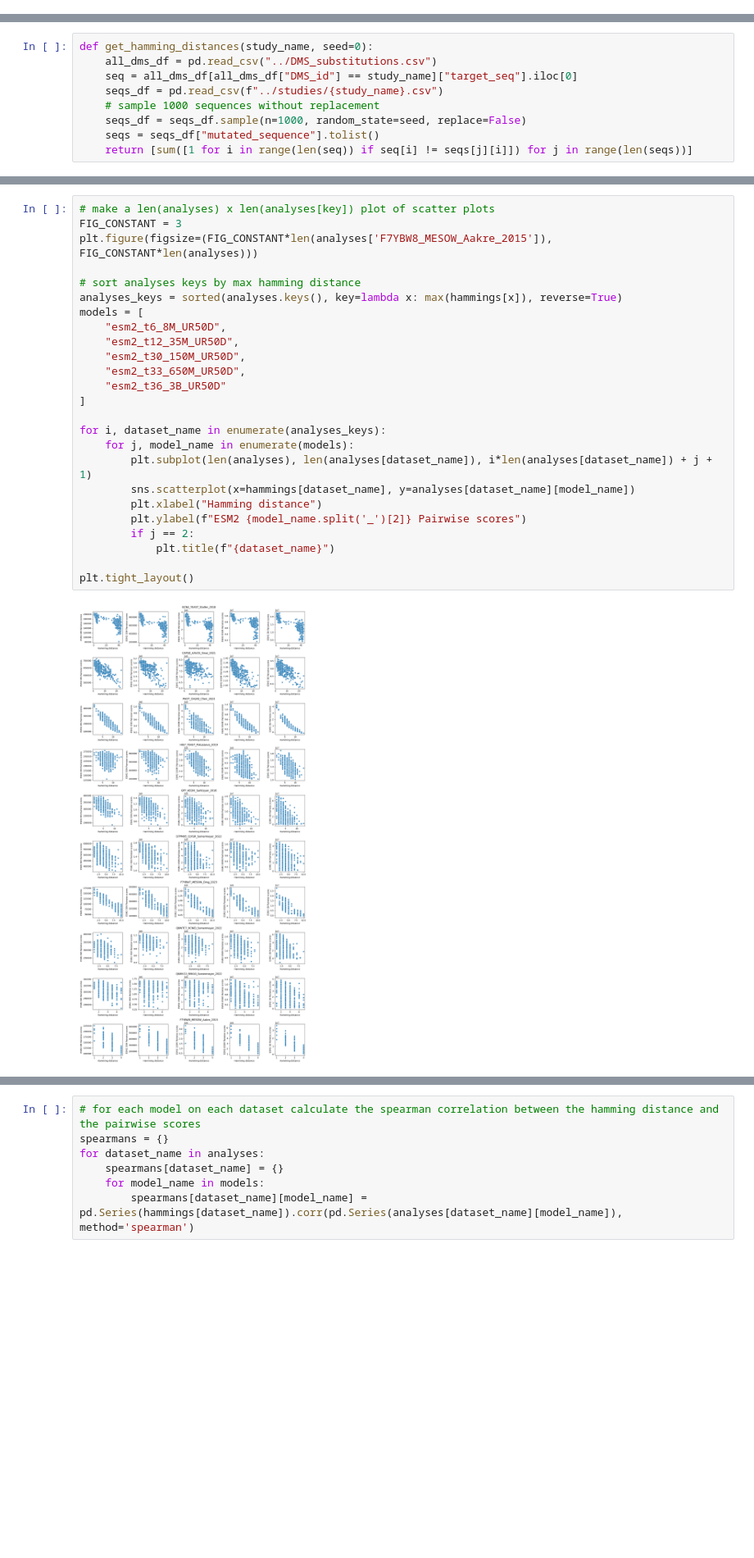
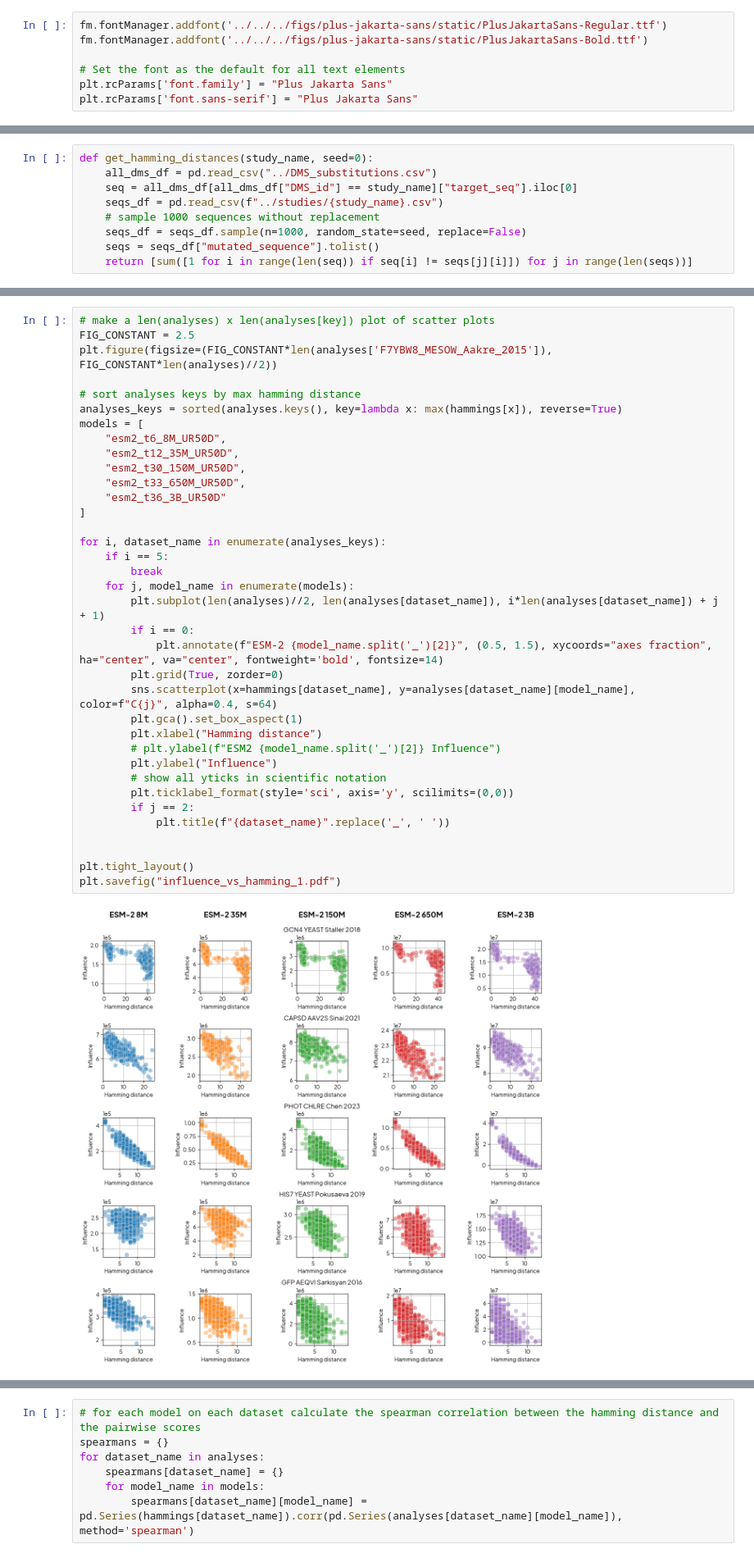
Before and after one commit to Zasder3/bio-if, a Jupyter notebook: experiments/dms/notebooks/all_studies_spearman.ipynb, the cells around one changed output, grey strips where cells are left out. Shown at 82% size. Drawn from its saved outputs; the diff is of its cells as text; blank space fills up the shorter version.

```diff
--- a/experiments/dms/notebooks/all_studies_spearman.ipynb
+++ b/experiments/dms/notebooks/all_studies_spearman.ipynb
@@ -4,6 +5,13 @@ import matplotlib.pyplot as plt
 import seaborn as sns
 from safetensors import safe_open
 import os
+# %%
+fm.fontManager.addfont('../../../figs/plus-jakarta-sans/static/PlusJakartaSans-Regular.ttf')
+fm.fontManager.addfont('../../../figs/plus-jakarta-sans/static/PlusJakartaSans-Bold.ttf')
+
+# Set the font as the default for all text elements
+plt.rcParams['font.family'] = "Plus Jakarta Sans"
+plt.rcParams['font.sans-serif'] = "Plus Jakarta Sans"
 # %%
 def load_study_and_extract_name(folder):
     # get data between facebook/ and UR50D_
@@ -56,27 +89,38 @@ esm2_t6_8M_UR50D_Q8WTC7_9CNID_Somermeyer_2022_seed=0
 # %%
 # make a len(analyses) x len(analyses[key]) plot of scatter plots
-FIG_CONSTANT = 3
-plt.figure(figsize=(FIG_CONSTANT*len(analyses['F7YBW8_MESOW_Aakre_2015']), FIG_CONSTANT*len(analyses)))
+FIG_CONSTANT = 2.5
+plt.figure(figsize=(FIG_CONSTANT*len(analyses['F7YBW8_MESOW_Aakre_2015']), FIG_CONSTANT*len(analyses)//2))
 
 # sort analyses keys by max hamming distance
 analyses_keys = sorted(analyses.keys(), key=lambda x: max(hammings[x]), reverse=True)
 models = [
     "esm2_t6_8M_UR50D",
     "esm2_t12_35M_UR50D",
     "esm2_t30_150M_UR50D",
     "esm2_t33_650M_UR50D",
     "esm2_t36_3B_UR50D"
 ]
 
 for i, dataset_name in enumerate(analyses_keys):
+    if i == 5:
+        break
     for j, model_name in enumerate(models):
-        plt.subplot(len(analyses), len(analyses[dataset_name]), i*len(analyses[dataset_name]) + j + 1)
-        sns.scatterplot(x=hammings[dataset_name], y=analyses[dataset_name][model_name])
+        plt.subplot(len(analyses)//2, len(analyses[dataset_name]), i*len(analyses[dataset_name]) + j + 1)
+        if i == 0:
+            plt.annotate(f"ESM-2 {model_name.split('_')[2]}", (0.5, 1.5), xycoords="axes fraction", ha="center", va="center", fontweight='bold', fontsize=14)
+        plt.grid(True, zorder=0)
+        sns.scatterplot(x=hammings[dataset_name], y=analyses[dataset_name][model_name], color=f"C{j}", alpha=0.4, s=64)
+        plt.gca().set_box_aspect(1)
         plt.xlabel("Hamming distance")
-        plt.ylabel(f"ESM2 {model_name.split('_')[2]} Pairwise scores")
+        # plt.ylabel(f"ESM2 {model_name.split('_')[2]} Influence")
+        plt.ylabel("Influence")
+        # show all yticks in scientific notation
+        plt.ticklabel_format(style='sci', axis='y', scilimits=(0,0))
         if j == 2:
-            plt.title(f"{dataset_name}")
+            plt.title(f"{dataset_name}".replace('_', ' '))
+
 
 plt.tight_layout()
+plt.savefig("influence_vs_hamming_1.pdf")
 # %% [output]
-[figure, old version]
+[figure, new version]
```
Also changed, not shown: parts of 3 cells of this notebook, 41 other files.
